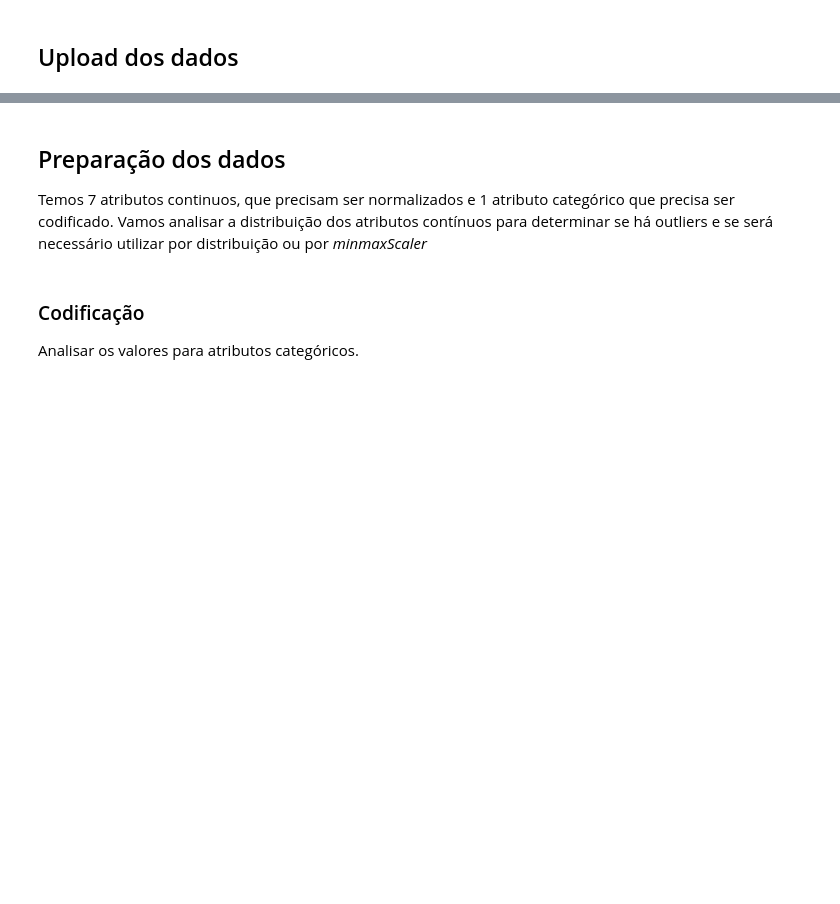
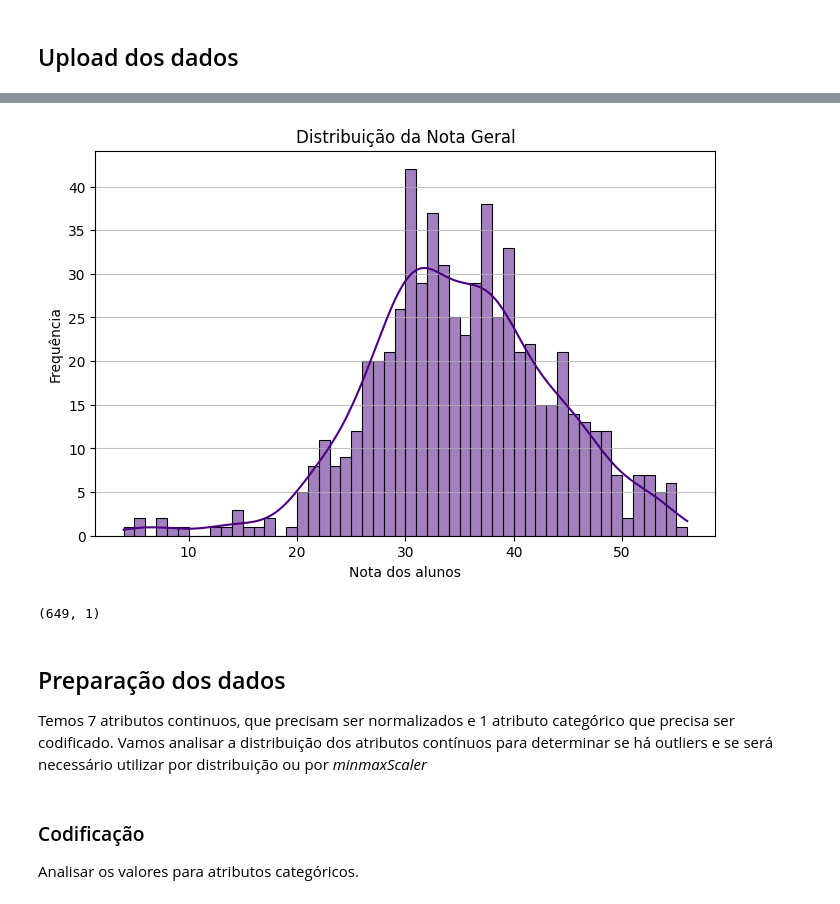
Before and after one commit to Luis-Menezes/NN_SupervisedLearning, a Jupyter notebook: project_1_deliverable.ipynb, the cells around one changed output, grey strips where cells are left out. Saved outputs shown, nothing was run; the diff lists cells and outputs as text; code cells hidden in the pictures; blank space fills up the shorter version.

```diff
--- a/project_1_deliverable.ipynb
+++ b/project_1_deliverable.ipynb
@@ -1172,3 +1192,21 @@ plt.show()
+# %%
+y = target['G1'] + target['G2'] + target['G3']
+plt.figure(figsize=(8, 5))
+sns.histplot(y, binwidth=1, kde=True, color='indigo')
+plt.title('Distribuição da Nota Geral')
+plt.xlabel('Nota dos alunos')
+plt.ylabel('Frequência')
+plt.grid(axis='y', alpha=0.75)
+plt.show()
+# %% [output]
+[figure, added]
+# %%
+import numpy as np
+
+y = y.values.reshape(-1, 1)
+print(y.shape)
+# %% [output]
+(649, 1)
 # %% [markdown]
 ## Preparação dos dados
 
```
Also changed, not shown: parts of 34 cells of this notebook.
